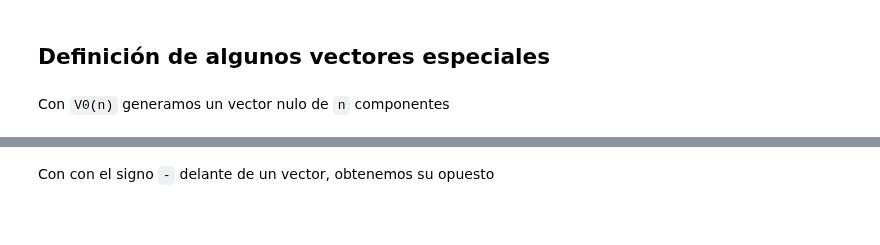
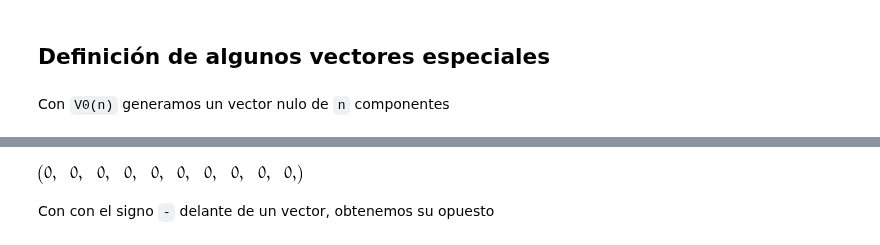
Before and after one commit to mbujosab/nacal-Jupyter-Notebooks, a Jupyter notebook: Lecc01-Secc1.1.ipynb, the cells around one changed output, grey strips where cells are left out. Drawn from its saved outputs; the diff is of its cells as text; code cells hidden in the pictures; blank space fills up the shorter version.

```diff
--- a/Lecc01-Secc1.1.ipynb
+++ b/Lecc01-Secc1.1.ipynb
@@ -253,5 +301,7 @@ V0(3)
 # %%
-V0(10, 'fila')
+V0(10, 'h')
+# %% [output]
+[figure, added]
 # %% [markdown]
 Con con el signo `-` delante de un vector, obtenemos su opuesto
 # %%
```
Also changed, not shown: parts of 63 cells of this notebook, 3 other files.
